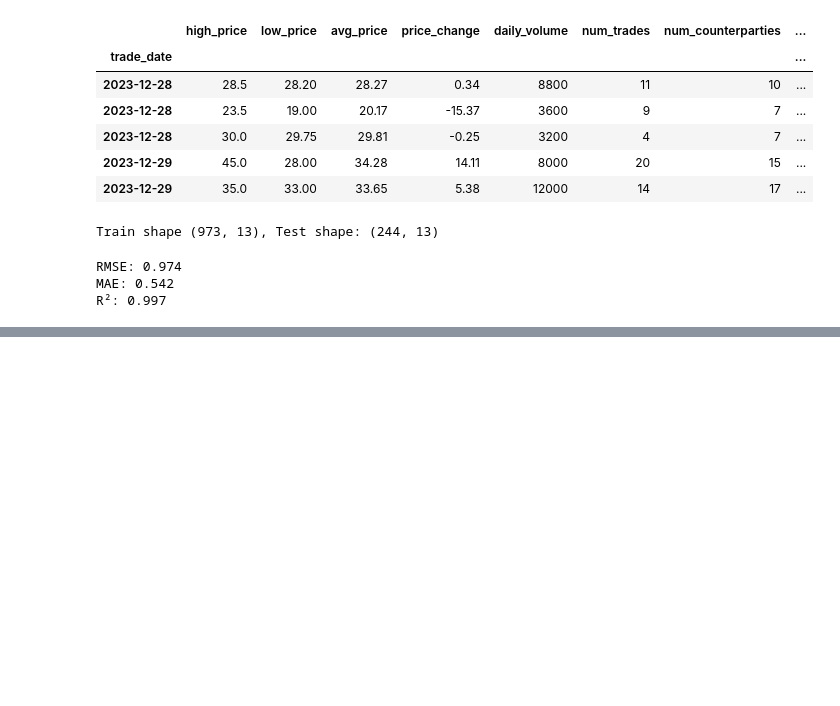
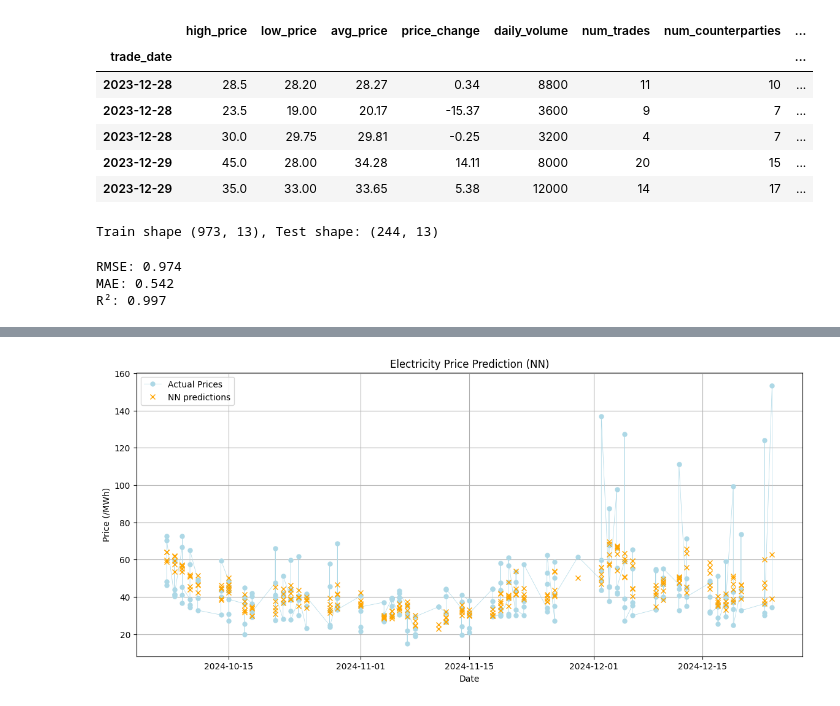
Before and after one commit to 2BeAsh/electricity-price-forecasting, a Jupyter notebook: notebooks/ML_forecasting.ipynb, the cells around one changed output, grey strips where cells are left out. Cells and saved outputs as stored; diff of their text form; code cells hidden in the pictures; blank space fills up the shorter version.

```diff
--- a/notebooks/ML_forecasting.ipynb
+++ b/notebooks/ML_forecasting.ipynb
@@ -112,0 +222,22 @@ plt.show()
+# %%
+# Train the NN model
+
+# Loss function and optimizer
+criterion = nn.MSELoss()
+optimizer = optim.Adam(nn_model.parameters(), lr=0.001)
+
+# Training loop
+num_epochs = 100
+for epoch in range(num_epochs):
+    nn_model.train()
+    epoch_loss = 0
+    for X_batch, y_batch in train_loader:
+        optimizer.zero_grad()
+        predictions = nn_model(X_batch)
+        loss = criterion(predictions, y_batch)
+        loss.backward()
+        optimizer.step()
+        epoch_loss += loss.item()
+
+    if (epoch+1) % 10 == 0:
+        print(f"Epoch {epoch+1} / {num_epochs}, Loss: {epoch_loss/len(train_loader):.4f}")
@@ -112,0 +255,22 @@ plt.show()
+# %%
+# Evaluate and visualize predictions
+nn_model.eval()
+# Get the scaled predictions from test data
+with torch.no_grad():
+    predictions_scaled = nn_model(X_test_tensor).numpy()
+
+# Get the original scale back
+predictions_non_scaled = y_scaler.inverse_transform(predictions_scaled)
+y_test_original = y_scaler.inverse_transform(y_test_scaled)
+
+
+# Plot the data and predictions
+fig, ax = plt.subplots(figsize=(14, 6))
+ax.plot(df_ml.index[split_index:], y_test_original, label="Actual Prices", c="lightblue", marker=".", ls="-", markersize=10, lw=0.5)
+ax.plot(df_ml.index[split_index:], predictions_non_scaled, label="NN predictions", color="orange", marker="x", ls="", markersize=6)
+ax.set(xlabel="Date", ylabel="Price (/MWh)", title="Electricity Price Prediction (NN)")
+ax.legend()
+ax.grid()
+plt.show()
+# %% [output]
+[figure, added]
```
Also changed, not shown: parts of 13 cells of this notebook.
